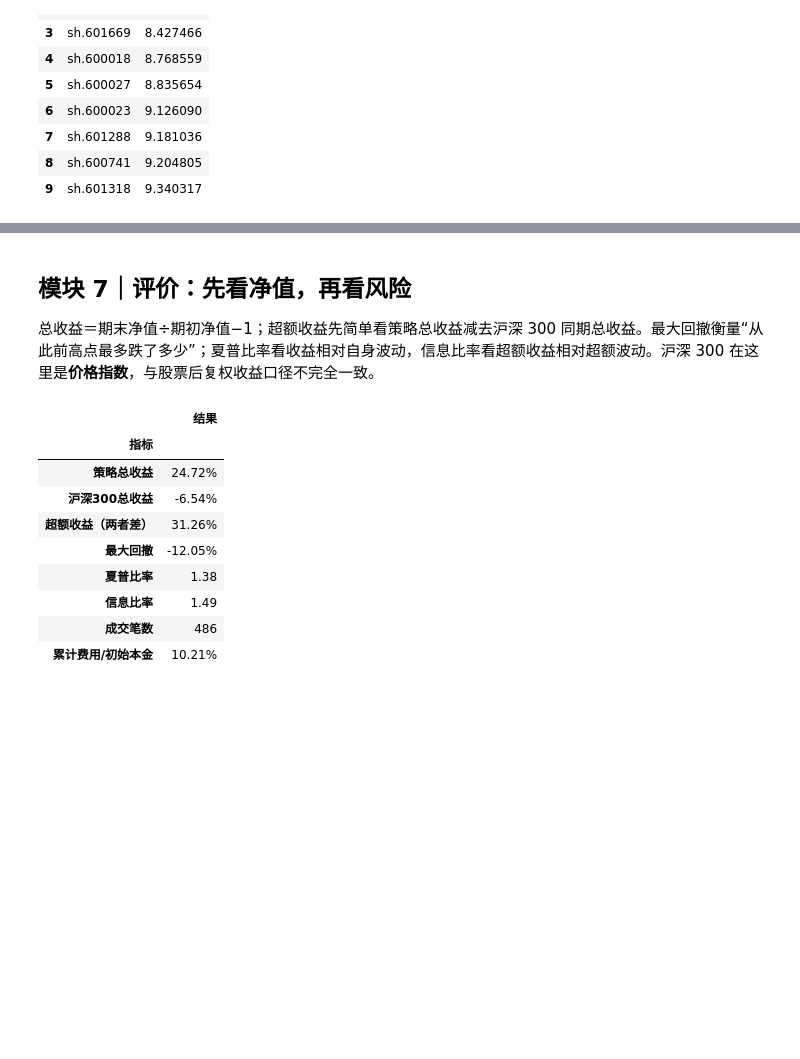
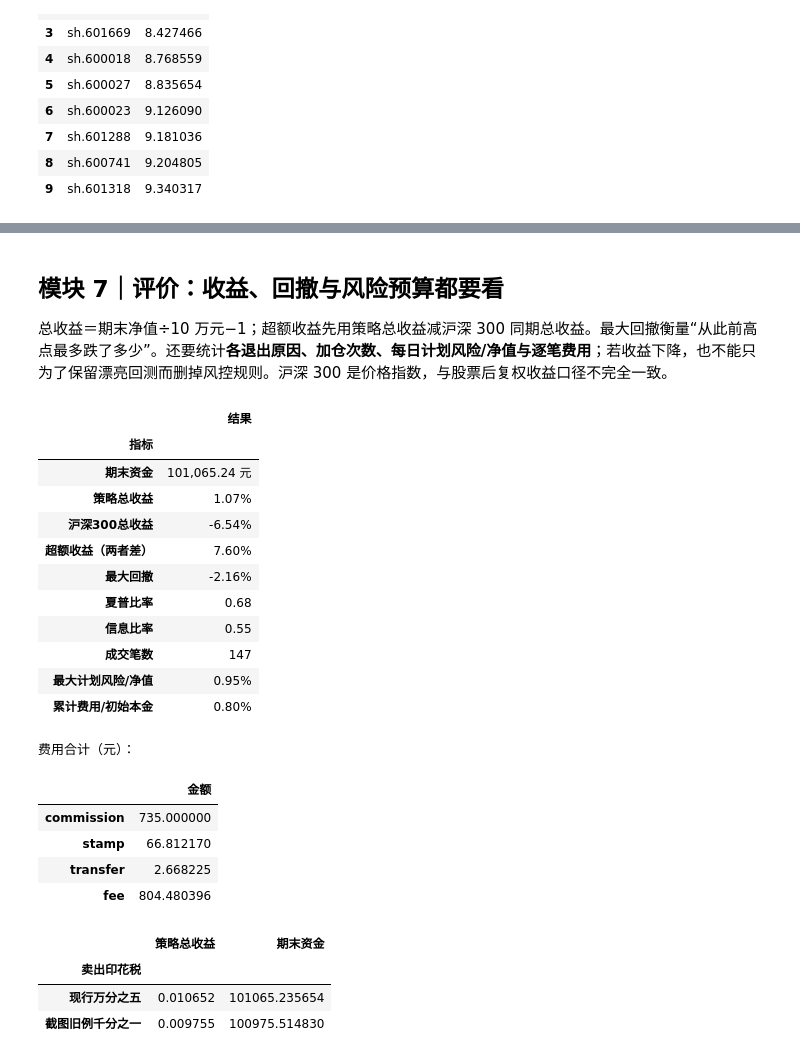
Before and after one commit to ZhengrongYue/MiniQuant, a Jupyter notebook: simple_framework.ipynb, the cells around one changed output, grey strips where cells are left out. Cells and saved outputs as stored; diff of their text form; code cells hidden in the pictures; blank space fills up the shorter version.

```diff
--- a/simple_framework.ipynb
+++ b/simple_framework.ipynb
@@ -24,8 +24,16 @@ from IPython.display import display, Image as NotebookImage
 DATA = Path('data/private')
 DATA.mkdir(parents=True, exist_ok=True)
 START_DATE, FIRST_DAY, END_DATE = '2025-12-01', '2026-01-05', '2026-09-30'
-POOL_SIZE, PE_LOWER, PE_UPPER, MA_WINDOW = 10, 8.0, 30.0, 20
-COST_BPS = 10  # 单边 10 基点 = 0.1%
+POOL_SIZE, PE_LOWER, PE_UPPER = 10, 8.0, 30.0
+MA_FAST, MA_SLOW, ATR_WINDOW = 5, 20, 14
+INITIAL_CASH = 100_000.0
+COMMISSION_RATE, MIN_COMMISSION = 0.0003, 5.0   # 券商万三；每笔佣金最低 5 元
+STAMP_DUTY_RATE = 0.0005                       # 2026 年卖出印花税：万分之五
+TRANSFER_RATE = 0.00001                        # 过户费双边：十万分之一
+TOTAL_RISK, NAME_RISK, MAX_NAME_WEIGHT = 0.01, 0.002, 0.10
+RISK_BUFFER = 0.95  # 下单时只用 95% 的组合风险预算，给费用和净值波动留余量
+INITIAL_STOP, ARM_GAIN, TRAIL_BACK = 0.03, 0.08, 0.03
+ATR_MULT, TRANCHES, ADD_EVERY = 2.0, 3, 2
 BAR_FIELDS = 'date,code,open,high,low,close,volume,amount,tradestatus,peTTM,isST'
 REPORT_DATES = ('2025-09-30', '2025-12-31', '2026-03-31', '2026-06-30')
 EASTMONEY_API = 'https://datacenter-web.eastmoney.com/api/data/v1/get'
@@ -295,7 +311,7 @@ def select_pool(day_bars: pd.DataFrame, reports: pd.DataFrame, day: pd.Timestamp
         & (day_bars["tradestatus"] == 1)
         & (day_bars["volume"] > 0)
         & (day_bars["isST"] == 0)
-        & day_bars["ma"].notna()
+        & day_bars["slow_ma"].notna()
         & day_bars["code"].str[-6:].isin(report_codes)
     ].sort_values(["peTTM", "code"])
     chosen = eligible.head(size)
@@ -492,7 +642,7 @@ assert trades.empty or (trades.date > trades.signal_date).all()
 # %% [markdown]
-## 模块 7｜评价：先看净值，再看风险
+## 模块 7｜评价：收益、回撤与风险预算都要看
 
-总收益＝期末净值÷期初净值−1；超额收益先简单看策略总收益减去沪深 300 同期总收益。最大回撤衡量“从此前高点最多跌了多少”；夏普比率看收益相对自身波动，信息比率看超额收益相对超额波动。沪深 300 在这里是**价格指数**，与股票后复权收益口径不完全一致。
+总收益＝期末净值÷10 万元−1；超额收益先用策略总收益减沪深 300 同期总收益。最大回撤衡量“从此前高点最多跌了多少”。还要统计**各退出原因、加仓次数、每日计划风险/净值与逐笔费用**；若收益下降，也不能只为了保留漂亮回测而删掉风控规则。沪深 300 是价格指数，与股票后复权收益口径不完全一致。
 # %%
 def performance_metrics(nav, annual_rf=0.0):
     """All risk ratios use the same daily return window and 252-day convention."""
@@ -521,45 +671,68 @@ def performance_metrics(nav, annual_rf=0.0):
         "起止": f"{nav.index[0].date()} → {nav.index[-1].date()}",
         "交易日收益样本数": n,
         "总收益率": total,
         "简单年化收益率": simple_annual,
         "复合年化收益率": annual,
         "日历天数": calendar_days,
         "简单年化收益率（365日）": calendar_simple,
         "复合年化收益率（365日）": calendar_compound,
         "基准总收益率": float(nav["benchmark_nav"].iloc[-1] - 1),
         "年化波动率": vol,
         "最大回撤": mdd,
         "Beta": beta,
         "Alpha（日回归截距×252）": alpha_daily * 252,
         "夏普比率": excess.mean() / excess.std(ddof=1) * np.sqrt(252),
         "信息比率": active.mean() / active.std(ddof=1) * np.sqrt(252),
         "Calmar": annual / abs(mdd) if mdd < 0 else np.nan,
         "累计换手（单边权重之和）": float(nav["turnover"].sum()),
         "累计费用/初始本金": float(nav["cost"].sum()),
         "未成交委托次数": int(nav["blocked"].sum()),
     }
 
 
+
 m = performance_metrics(nav)
-display(pd.DataFrame({'指标': ['策略总收益', '沪深300总收益', '超额收益（两者差）',
-                              '最大回撤', '夏普比率', '信息比率', '成交笔数', '累计费用/初始本金'],
-                      '结果': [f"{m['总收益率']:.2%}", f"{m['基准总收益率']:.2%}",
+display(pd.DataFrame({'指标': ['期末资金', '策略总收益', '沪深300总收益', '超额收益（两者差）',
+                              '最大回撤', '夏普比率', '信息比率', '成交笔数',
+                              '最大计划风险/净值', '累计费用/初始本金'],
+                      '结果': [f"{nav.equity.iloc[-1]:,.2f} 元", f"{m['总收益率']:.2%}",
+                             f"{m['基准总收益率']:.2%}",
                              f"{m['总收益率']-m['基准总收益率']:.2%}",
                              f"{m['最大回撤']:.2%}", f"{m['夏普比率']:.2f}",
                              f"{m['信息比率']:.2f}", str(len(trades)),
+                             f"{nav.planned_risk_pct.max():.2%}",
                              f"{m['累计费用/初始本金']:.2%}"]}).set_index('指标'))
-assert m['总收益率'] > 0 and m['总收益率'] > m['基准总收益率']
+
+print('费用合计（元）：')
+display(trades[['commission', 'stamp', 'transfer', 'fee']].sum().to_frame('金额'))
+old_fee_nav, _ = run_risk_backtest(
+    bars, benchmark, decisions, initial_cash=INITIAL_CASH, stamp_rate=0.001)
+display(pd.DataFrame({'卖出印花税': ['现行万分之五', '截图旧例千分之一'],
+                      '策略总收益': [nav.nav.iloc[-1]-1, old_fee_nav.nav.iloc[-1]-1],
+                      '期末资金': [nav.equity.iloc[-1], old_fee_nav.equity.iloc[-1]]}).set_index('卖出印花税'))
 # %% [output]
 |  | 结果 |
 | 指标 |  |
-| 策略总收益 | 24.72% |
+| 期末资金 | 101,065.24 元 |
+| 策略总收益 | 1.07% |
 | 沪深300总收益 | -6.54% |
-| 超额收益（两者差） | 31.26% |
-| 最大回撤 | -12.05% |
-| 夏普比率 | 1.38 |
-| 信息比率 | 1.49 |
-| 成交笔数 | 486 |
-| 累计费用/初始本金 | 10.21% |
+| 超额收益（两者差） | 7.60% |
+| 最大回撤 | -2.16% |
+| 夏普比率 | 0.68 |
+| 信息比率 | 0.55 |
+| 成交笔数 | 147 |
+| 最大计划风险/净值 | 0.95% |
+| 累计费用/初始本金 | 0.80% |
+费用合计（元）：
+|  | 金额 |
+| commission | 735.000000 |
+| stamp | 66.812170 |
+| transfer | 2.668225 |
+| fee | 804.480396 |
+|  | 策略总收益 | 期末资金 |
+| 卖出印花税 |  |  |
+| 现行万分之五 | 0.010652 | 101065.235654 |
+| 截图旧例千分之一 | 0.009755 | 100975.514830 |
 # %%
 shanghai = shanghai_raw.copy()
 shanghai['date'] = pd.to_datetime(shanghai['date'])
```
Also changed, not shown: parts of 12 cells of this notebook, 2 other files.
